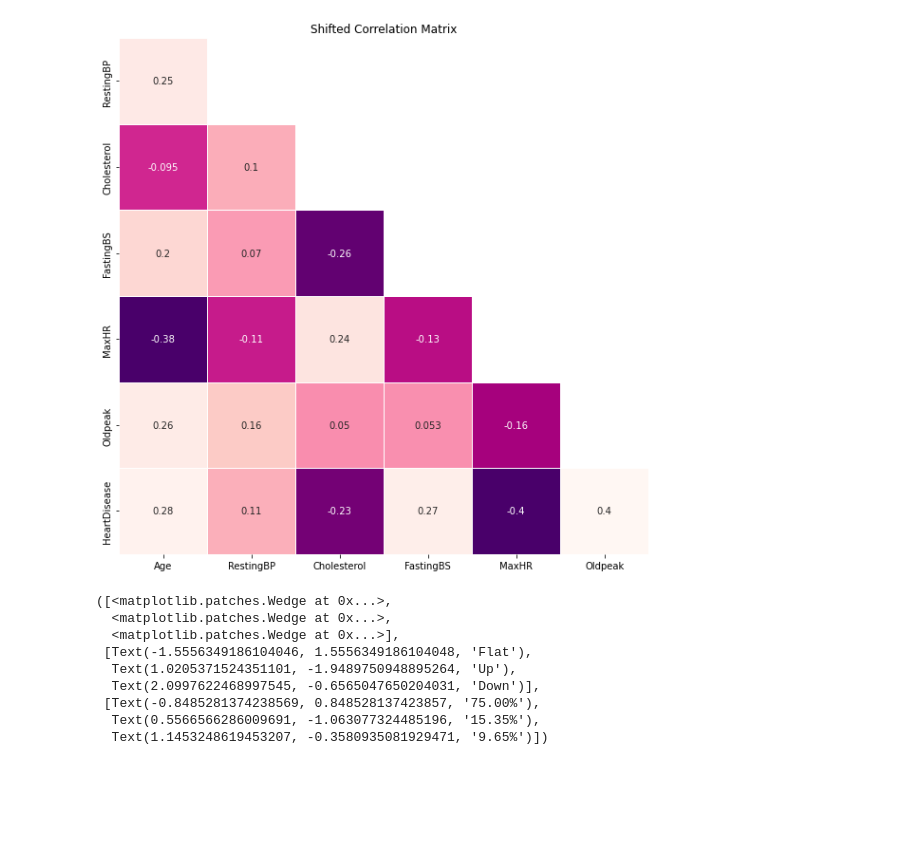
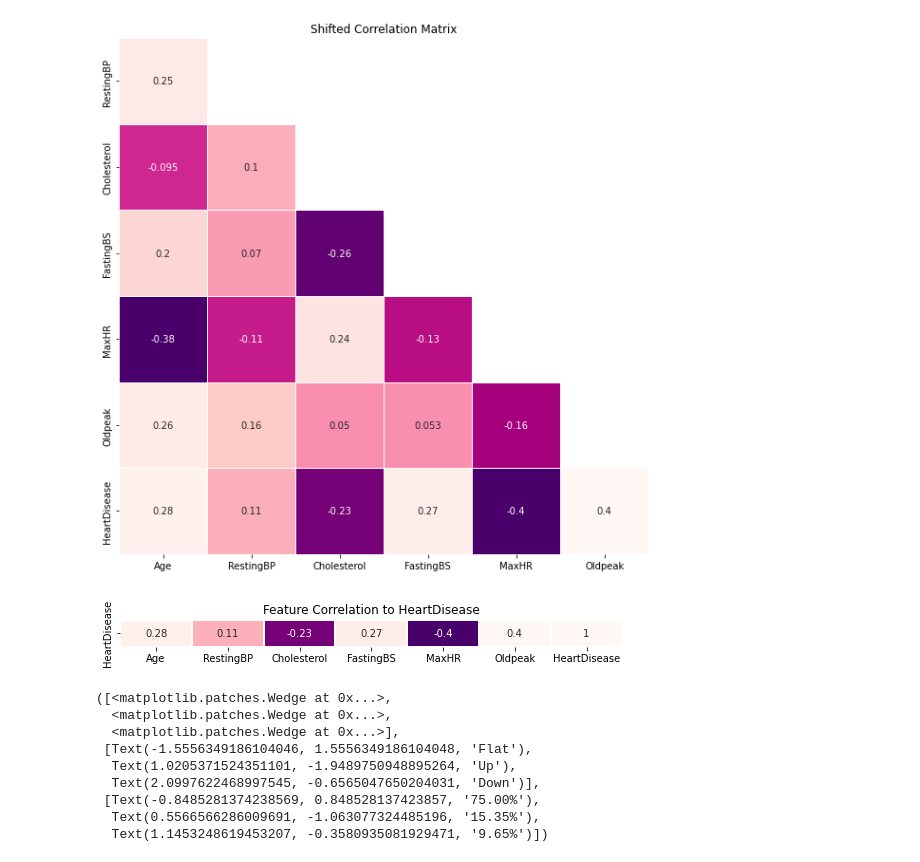
Before and after one commit to rskpdev/ECE-143-Project, a Jupyter notebook: notebooks/ece143project.ipynb, the cells around one changed output. Saved outputs shown, nothing was run; the diff lists cells and outputs as text; code cells hidden in the pictures; blank space fills up the shorter version.

Commit message:
adding pair charts

```diff
--- a/notebooks/ece143project.ipynb
+++ b/notebooks/ece143project.ipynb
@@ -188,6 +188,24 @@ plt.show()
 # %% [output]
 [figure]
 [figure]
+# %%
+def corrMat2(df,target='HeartDisease',figsize=(9,0.5),ret_id=False):
+
+    corr_mat = df.corr().round(2);shape = corr_mat.shape[0]
+    corr_mat = corr_mat.transpose()
+    corr = corr_mat.loc[:, df.columns == target].transpose().copy()
+    if(ret_id is False):
+        f, ax = plt.subplots(figsize=figsize)
+        sns.heatmap(corr,vmin=-0.3,vmax=0.3,center=0,
+                     cmap='RdPu_r',square=False,lw=2,annot=True,cbar=False)
+        plt.title(f'Feature Correlation to {target}')
+
+    if(ret_id):
+        return corr
+x = df.drop(['Sex','ChestPainType','RestingECG','ExerciseAngina','ST_Slope'],axis = 1)
+corrMat2(x)
+# %% [output]
+[figure, added]
 # %%
 import matplotlib
 """
```
Also changed, not shown: parts of 10 cells of this notebook.
